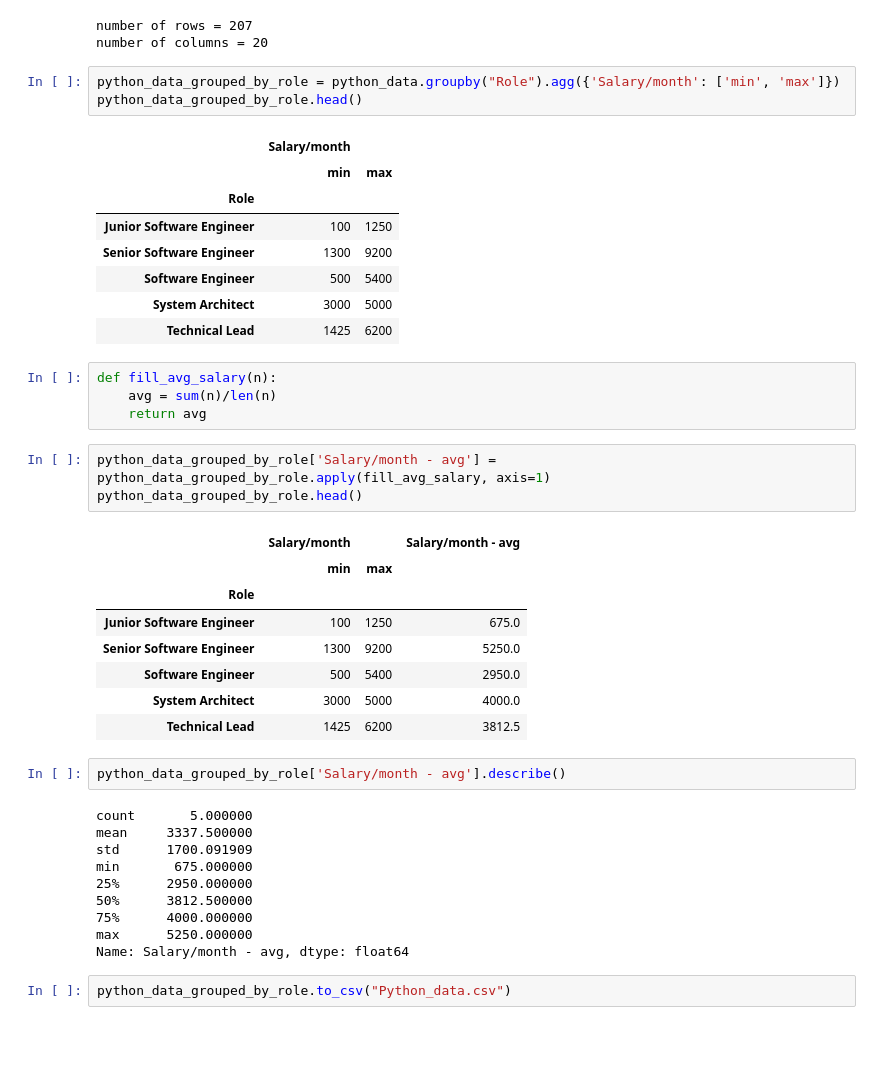
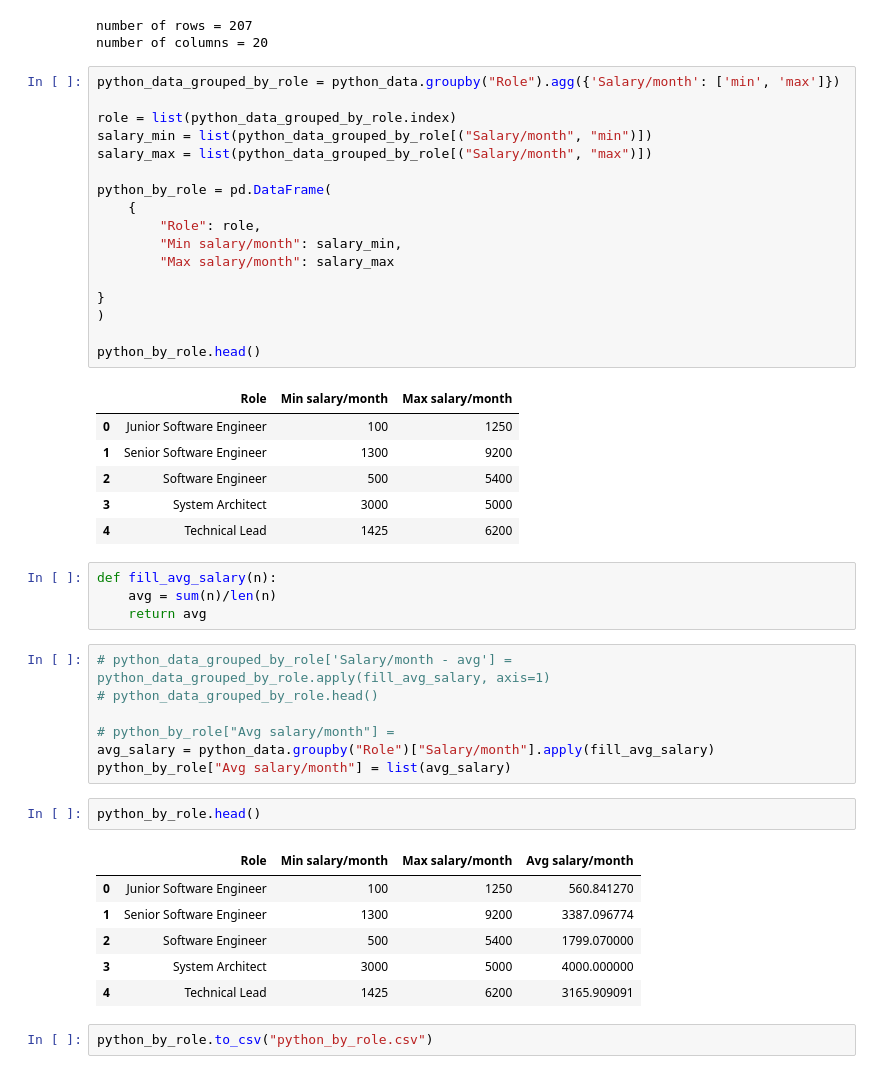
Before and after one commit to koc90/part_3_homework_2, a Jupyter notebook: Hw_2_2.ipynb, the cells around one changed output. Cells and saved outputs as stored; diff of their text form; blank space fills up the shorter version.

```diff
--- a/Hw_2_2.ipynb
+++ b/Hw_2_2.ipynb
@@ -118,43 +120,47 @@ number of rows = 207
 number of columns = 20
 # %%
 python_data_grouped_by_role = python_data.groupby("Role").agg({'Salary/month': ['min', 'max']})
-python_data_grouped_by_role.head()
+
+role = list(python_data_grouped_by_role.index)
+salary_min = list(python_data_grouped_by_role[("Salary/month", "min")])
+salary_max = list(python_data_grouped_by_role[("Salary/month", "max")])
+
+python_by_role = pd.DataFrame(
+    {
+        "Role": role,
+        "Min salary/month": salary_min,
+        "Max salary/month": salary_max
+
+}
+)
+
+python_by_role.head()
 # %% [output]
-|  | Salary/month |  |
-|  | min | max |
-| Role |  |  |
-| Junior Software Engineer | 100 | 1250 |
-| Senior Software Engineer | 1300 | 9200 |
-| Software Engineer | 500 | 5400 |
-| System Architect | 3000 | 5000 |
-| Technical Lead | 1425 | 6200 |
+|  | Role | Min salary/month | Max salary/month |
+| 0 | Junior Software Engineer | 100 | 1250 |
+| 1 | Senior Software Engineer | 1300 | 9200 |
+| 2 | Software Engineer | 500 | 5400 |
+| 3 | System Architect | 3000 | 5000 |
+| 4 | Technical Lead | 1425 | 6200 |
 # %%
 def fill_avg_salary(n):
     avg = sum(n)/len(n)
     return avg
 # %%
-python_data_grouped_by_role['Salary/month - avg'] = python_data_grouped_by_role.apply(fill_avg_salary, axis=1)
-python_data_grouped_by_role.head()
+# python_data_grouped_by_role['Salary/month - avg'] = python_data_grouped_by_role.apply(fill_avg_salary, axis=1)
+# python_data_grouped_by_role.head()
+
+# python_by_role["Avg salary/month"] =
+avg_salary = python_data.groupby("Role")["Salary/month"].apply(fill_avg_salary)
+python_by_role["Avg salary/month"] = list(avg_salary)
-# %% [output]
-|  | Salary/month |  | Salary/month - avg |
-|  | min | max |  |
-| Role |  |  |  |
-| Junior Software Engineer | 100 | 1250 | 675.0 |
-| Senior Software Engineer | 1300 | 9200 | 5250.0 |
-| Software Engineer | 500 | 5400 | 2950.0 |
-| System Architect | 3000 | 5000 | 4000.0 |
-| Technical Lead | 1425 | 6200 | 3812.5 |
 # %%
-python_data_grouped_by_role['Salary/month - avg'].describe()
+python_by_role.head()
 # %% [output]
-count       5.000000
-mean     3337.500000
-std      1700.091909
-min       675.000000
-25%      2950.000000
-50%      3812.500000
-75%      4000.000000
-max      5250.000000
-Name: Salary/month - avg, dtype: float64
+|  | Role | Min salary/month | Max salary/month | Avg salary/month |
+| 0 | Junior Software Engineer | 100 | 1250 | 560.841270 |
+| 1 | Senior Software Engineer | 1300 | 9200 | 3387.096774 |
+| 2 | Software Engineer | 500 | 5400 | 1799.070000 |
+| 3 | System Architect | 3000 | 5000 | 4000.000000 |
+| 4 | Technical Lead | 1425 | 6200 | 3165.909091 |
 # %%
-python_data_grouped_by_role.to_csv("Python_data.csv")
+python_by_role.to_csv("python_by_role.csv")
```
Also changed, not shown: parts of 5 cells of this notebook, 3 other files.
